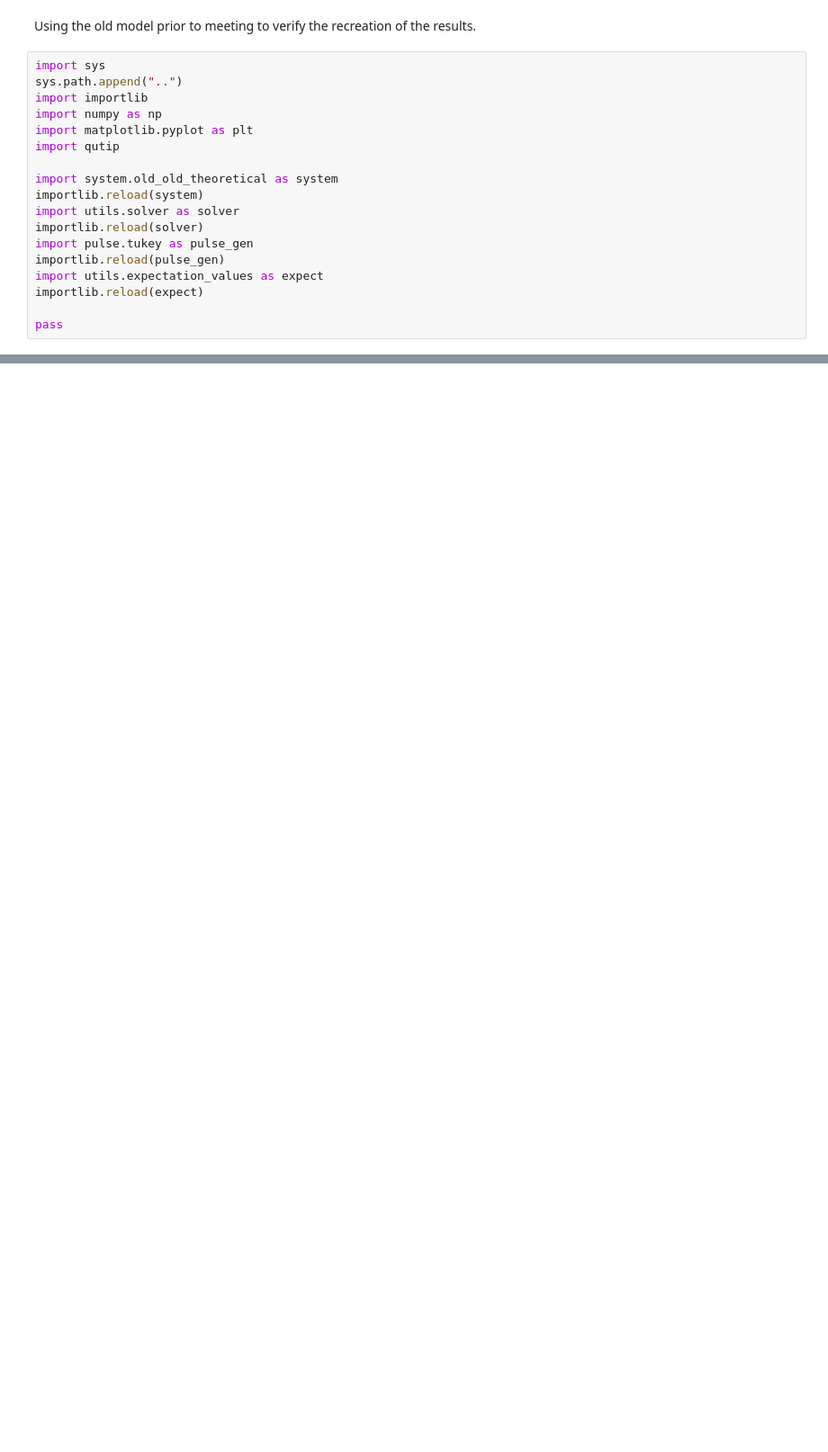
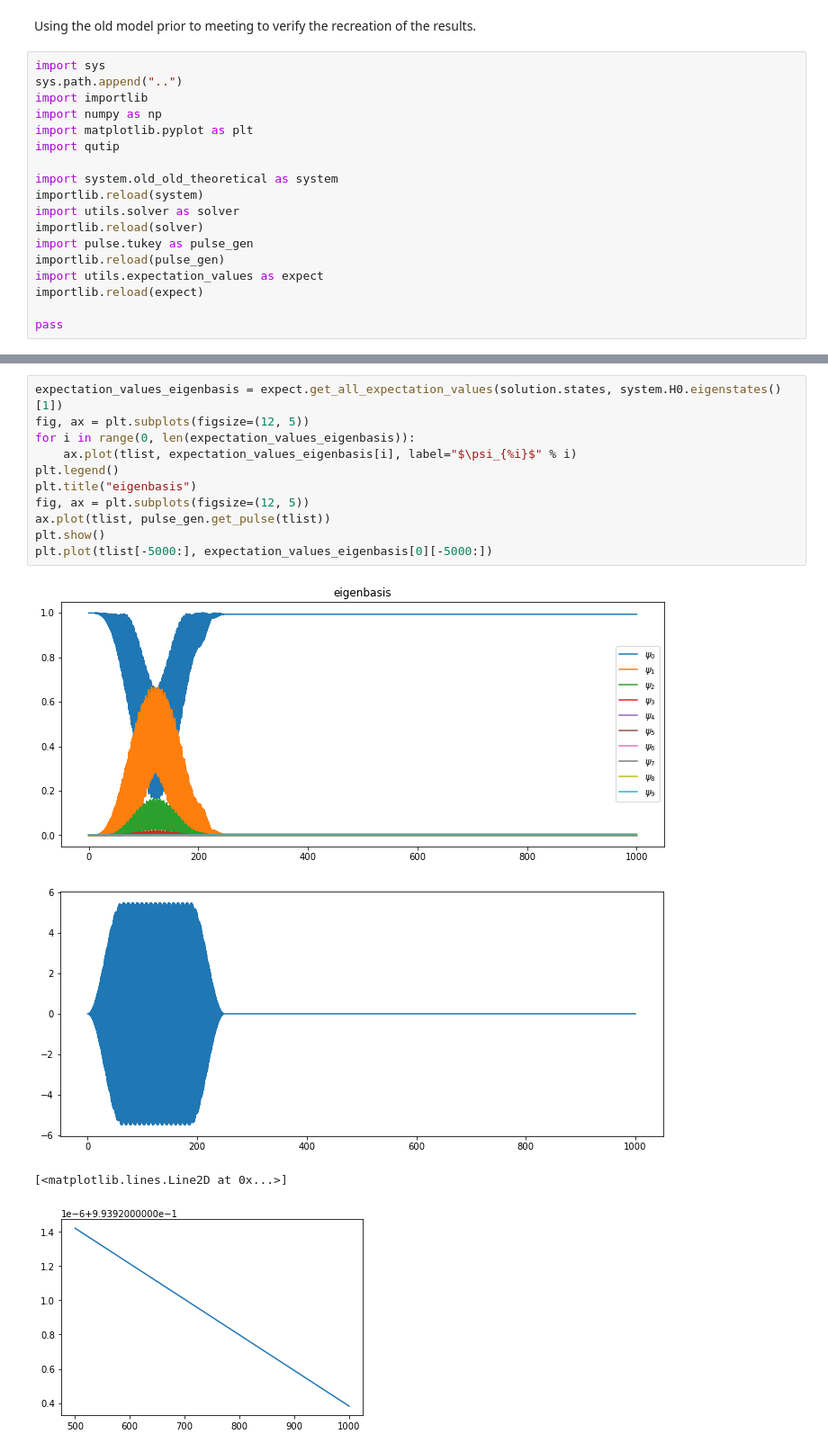
Before and after one commit to david-gorski/subharmonic_superconducting_qubits, a Jupyter notebook: debug/old_old_theoretical_system.ipynb, the cells around one changed output, grey strips where cells are left out. Shown at 90% size. Drawn from its saved outputs; the diff is of its cells as text; blank space fills up the shorter version.

```diff
--- a/debug/old_old_theoretical_system.ipynb
+++ b/debug/old_old_theoretical_system.ipynb
@@ -56,0 +50,16 @@ ax.plot(tlist, pulse_gen.get_pulse(tlist))
+# %%
+expectation_values_eigenbasis = expect.get_all_expectation_values(solution.states, system.H0.eigenstates()[1])
+fig, ax = plt.subplots(figsize=(12, 5))
+for i in range(0, len(expectation_values_eigenbasis)):
+    ax.plot(tlist, expectation_values_eigenbasis[i], label="$\psi_{%i}$" % i)
+plt.legend()
+plt.title("eigenbasis")
+fig, ax = plt.subplots(figsize=(12, 5))
+ax.plot(tlist, pulse_gen.get_pulse(tlist))
+plt.show()
+plt.plot(tlist[-5000:], expectation_values_eigenbasis[0][-5000:])
+# %% [output]
+[figure, added]
+[figure, added]
+[<matplotlib.lines.Line2D at 0x...>]
+[figure, added]
```
Also changed, not shown: parts of 3 cells of this notebook, 9 other files.
